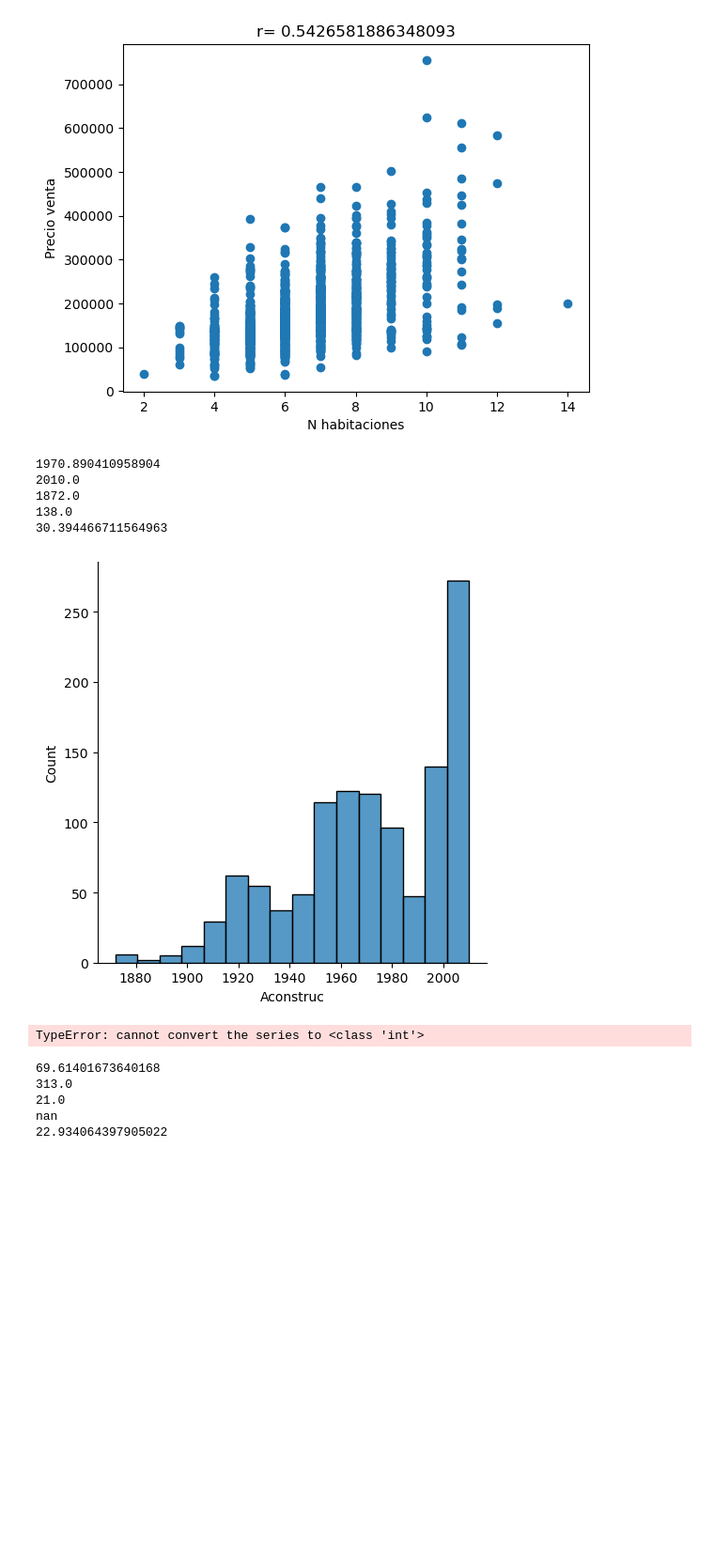
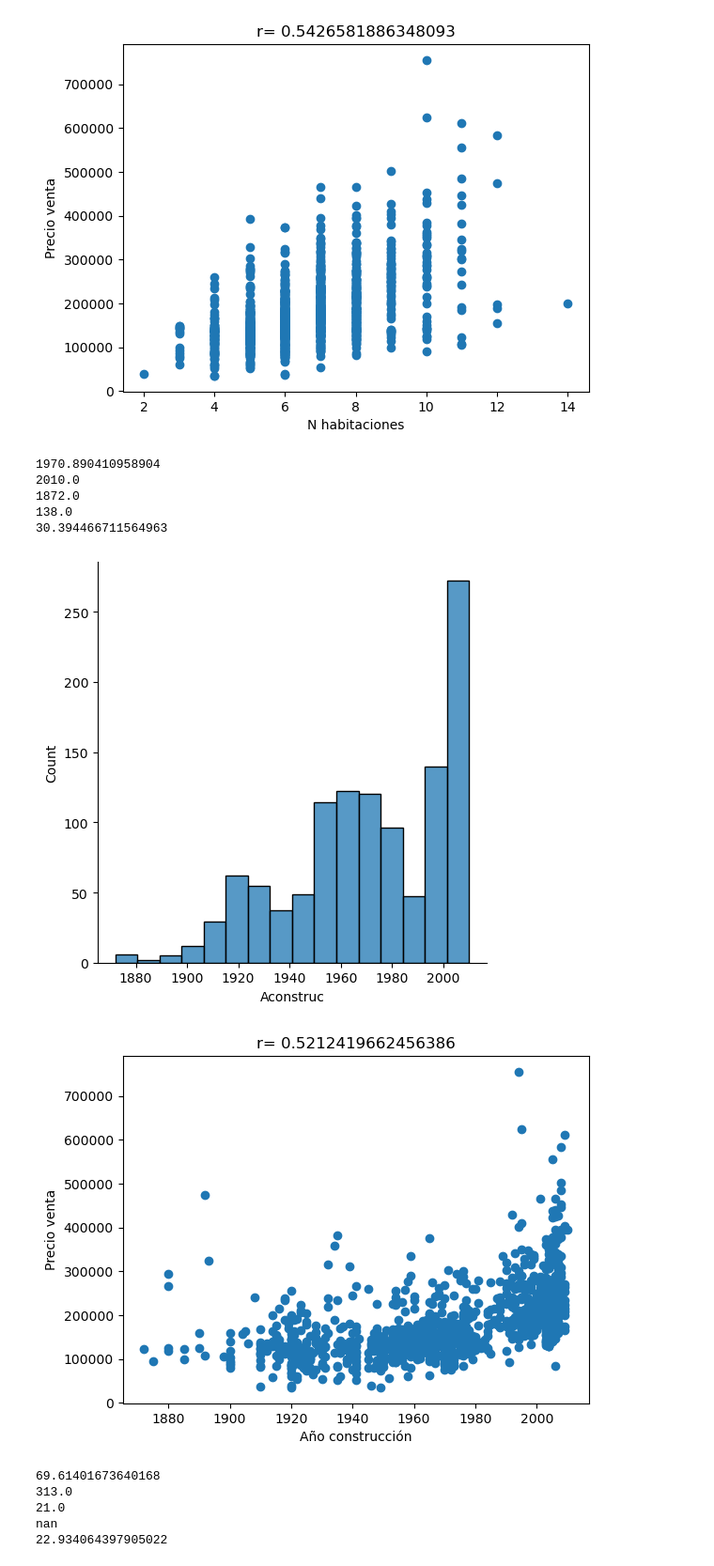
Before and after one commit to EdgarMazariegos/Proyecto1python, a Jupyter notebook: proyecto1.ipynb, the cells around one changed output. Shown at 94% size. Cells and saved outputs as stored; diff of their text form; code cells hidden in the pictures; blank space fills up the shorter version.

```diff
--- a/proyecto1.ipynb
+++ b/proyecto1.ipynb
@@ -165,40 +165,36 @@ plt.show()
 amedia=np.mean(Aconstruc_train)
 print(amedia)
 amaximo=np.amax(Aconstruc_train)
 print(amaximo)
 aminimo=np.amin(Aconstruc_train)
 print(aminimo)
 arango=np.ptp(Aconstruc_train)
 print(arango)
 astd=np.std(Aconstruc_train)
 print(astd)
 
 #Histograma Año de construcción
 sns.displot(Aconstruc_train)
 plt.show()
 
-#Creación de dataframe para eliminar los nan
-#xyaconstruc=np.concatenate(int(Aconstruc_train),int(precioventa_train))
-#datos= pd.DataFrame(dd, columns= ["PrecioVenta", "Calidad", "Dimension", "Nhabitaciones", "Aconstruc", "piescalle"])
-
 
 corraconstruct=np.array(np.corrcoef(Aconstruc_train,precioventa_train))
-
+print()
 
 #Calculando el coeficiente de correlación entre año de construcción y precio de venta
 plt.scatter(Aconstruc_train, precioventa_train)
-plt.title(f"r= {Aconstruc_train[0,1]}")
+plt.title(f"r= {corraconstruct[0,1]}")
 plt.xlabel("Año construcción")
 plt.ylabel("Precio venta")
 plt.show()
 # %% [output]
 1970.890410958904
 2010.0
 1872.0
 138.0
 30.394466711564963
 [figure]
-TypeError: cannot convert the series to <class 'int'>
+[figure, added]
 # %%
 #Explorando valores de pies de calle conectados a la propiedad
 
```
Also changed, not shown: parts of 1 cell of this notebook.
